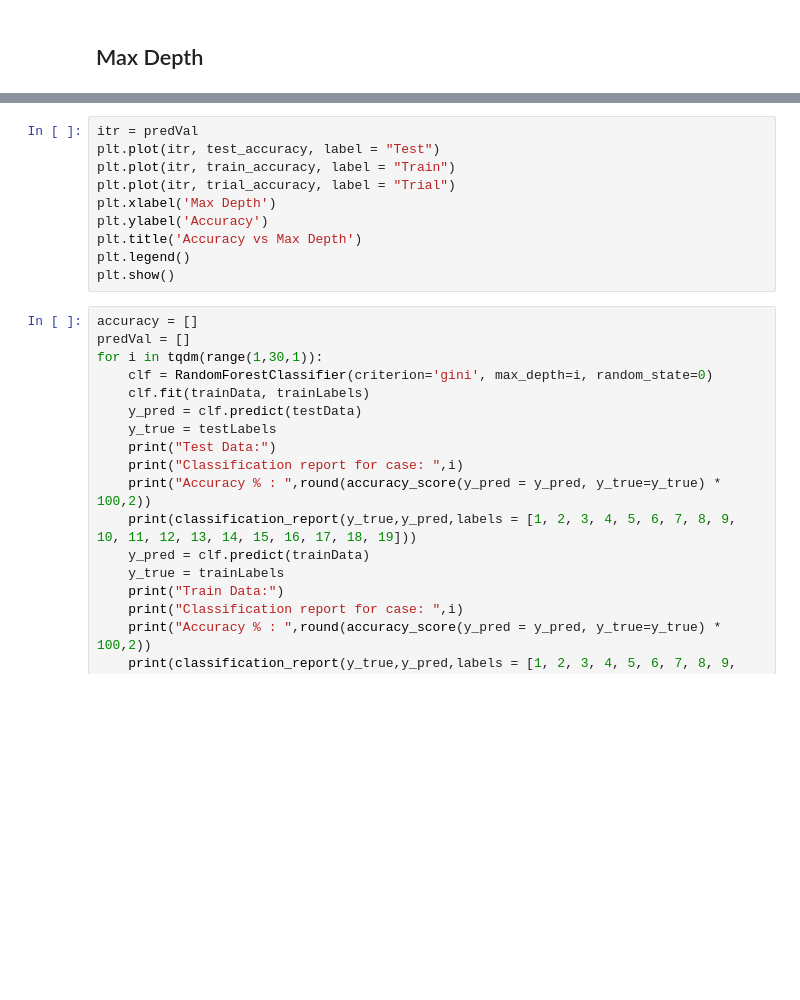
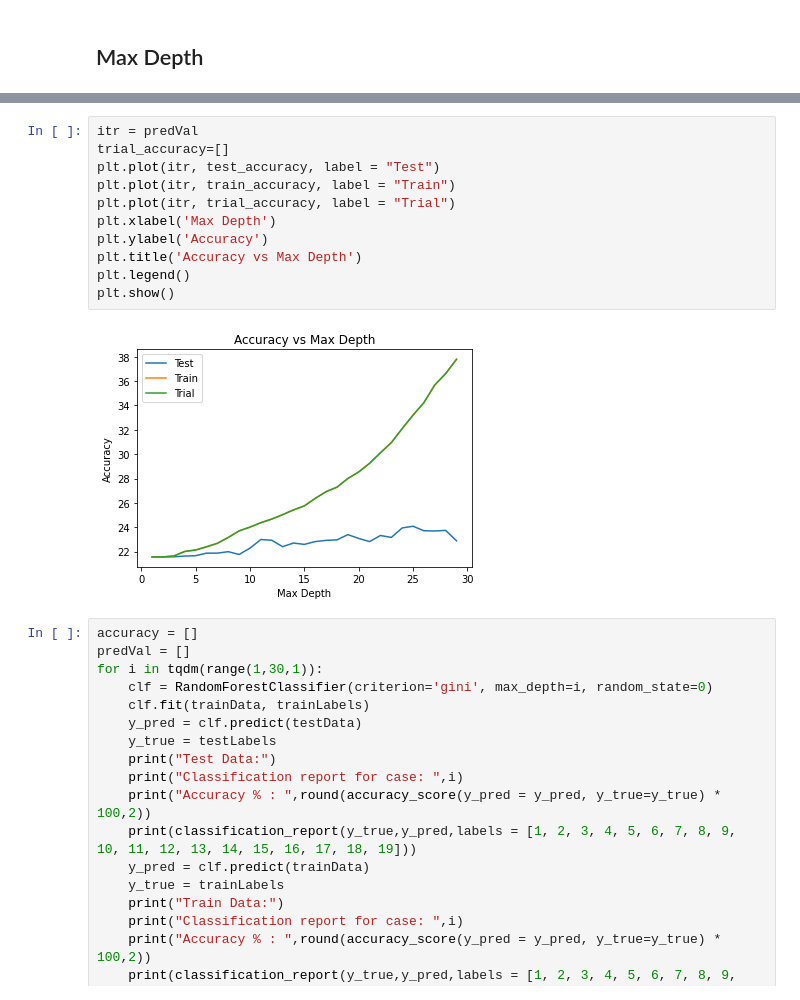
Before and after one commit to Karanjot-singh/Making-Emojis-More-Predictable, a Jupyter notebook: src/finalModels/RandomForestNB/RF_WE.ipynb, the cells around one changed output, grey strips where cells are left out. Drawn from its saved outputs; the diff is of its cells as text; blank space fills up the shorter version.

Commit message:
RF plots

```diff
--- a/src/finalModels/RandomForestNB/RF_WE.ipynb
+++ b/src/finalModels/RandomForestNB/RF_WE.ipynb
@@ -295,13 +295,16 @@ weighted avg       0.24      0.01      0.02     54902
 # %%
 itr = predVal
+trial_accuracy=[]
 plt.plot(itr, test_accuracy, label = "Test")
 plt.plot(itr, train_accuracy, label = "Train")
 plt.plot(itr, trial_accuracy, label = "Trial")
 plt.xlabel('Max Depth')
 plt.ylabel('Accuracy')
 plt.title('Accuracy vs Max Depth')
 plt.legend()
 plt.show()
+# %% [output]
+[figure, added]
 # %%
 accuracy = []
 predVal = []
```
Also changed, not shown: parts of 5 cells of this notebook, 2 other files.
